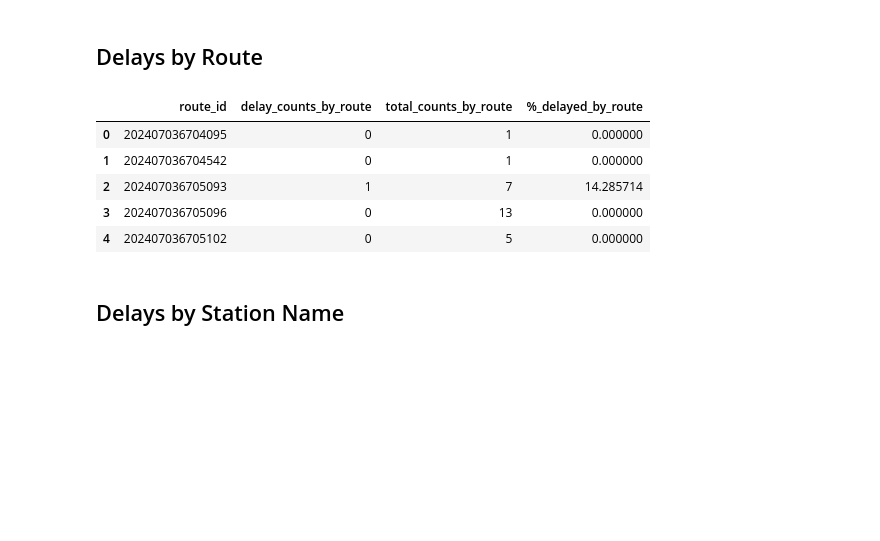
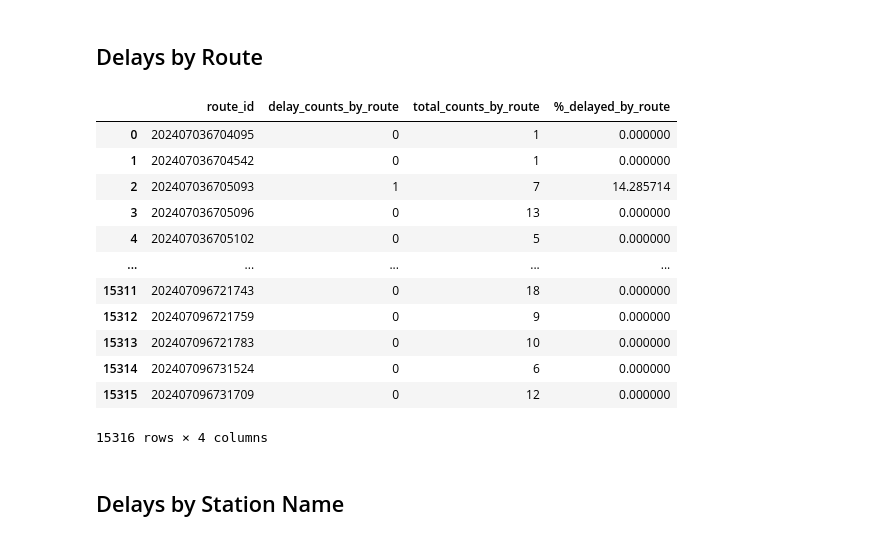
Before and after one commit to julessaldivar/-UK-Rail-Data-Pipeline-EDA, a Jupyter notebook: UK_RAil_EDA.ipynb, the cells around one changed output. Cells and saved outputs as stored; diff of their text form; code cells hidden in the pictures; blank space fills up the shorter version.

```diff
--- a/UK_RAil_EDA.ipynb
+++ b/UK_RAil_EDA.ipynb
@@ -259,7 +281,7 @@ Name: count, dtype: int64
 df_merged['StationName'] = df_merged['StationName'].fillna(df_merged['train_platform'])
 
 # Drop TiplocCode to avoid redundency
-df_merged.drop(columns=['TiplocCode'], inplace=True)
+# df_merged.drop(columns=['TiplocCode'], inplace=True)
 
 # Replace 'Rail Station' with an empty string to make more readable
 df_merged['StationName'] = df_merged['StationName'].str.replace(' Rail Station', '')
@@ -301,31 +323,41 @@ df_merged.head()
 # %% [markdown]
 ## Delays  by Route
 # %%
-# Calculate the count of delays for each route_id
-delay_counts_by_route = df_merged.groupby('route_id')['delayed'].sum().reset_index()
+# Extract the necessary columns
+df_extracted = df_merged[['route_id', 'delayed']]
+
+# Calculate the count of delays for each route_id and TiplocCode
+delay_counts_by_route = df_extracted.groupby('route_id')['delayed'].sum().reset_index()
 delay_counts_by_route.rename(columns={'delayed': 'delay_counts_by_route'}, inplace=True)
 
-# Calculate the total count of records for each route_id
-total_counts_by_route = df_merged.groupby('route_id')['route_id'].count().reset_index(name='total_counts_by_route')
+# Calculate the total count of records for each route_id and TiplocCode
+total_counts_by_route = df_extracted.groupby('route_id')['route_id'].count().reset_index(name='total_counts_by_route')
 
 # Merge the delay counts and total counts
 delay_summary = delay_counts_by_route.merge(total_counts_by_route, on='route_id')
 
 # Calculate the % delayed for each route_id
 delay_summary['%_delayed_by_route'] = (delay_summary['delay_counts_by_route'] / delay_summary['total_counts_by_route']) * 100
 
 # Select the relevant columns
 delays_by_route = delay_summary[['route_id', 'delay_counts_by_route', 'total_counts_by_route', '%_delayed_by_route']]
 
 # Check
-delays_by_route.head()
+delays_by_route
 # %% [output]
 |  | route_id | delay_counts_by_route | total_counts_by_route | %_delayed_by_route |
 | 0 | 202407036704095 | 0 | 1 | 0.000000 |
 | 1 | 202407036704542 | 0 | 1 | 0.000000 |
 | 2 | 202407036705093 | 1 | 7 | 14.285714 |
 | 3 | 202407036705096 | 0 | 13 | 0.000000 |
 | 4 | 202407036705102 | 0 | 5 | 0.000000 |
+| ... | ... | ... | ... | ... |
+| 15311 | 202407096721743 | 0 | 18 | 0.000000 |
+| 15312 | 202407096721759 | 0 | 9 | 0.000000 |
+| 15313 | 202407096721783 | 0 | 10 | 0.000000 |
+| 15314 | 202407096731524 | 0 | 6 | 0.000000 |
+| 15315 | 202407096731709 | 0 | 12 | 0.000000 |
+15316 rows × 4 columns
 # %%
 # export delay routes csv
 delays_route = delays_by_route.to_csv('./cleaned_data/delays_by_route.csv', index=False, mode = 'w+')
```
Also changed, not shown: parts of 20 cells of this notebook.
